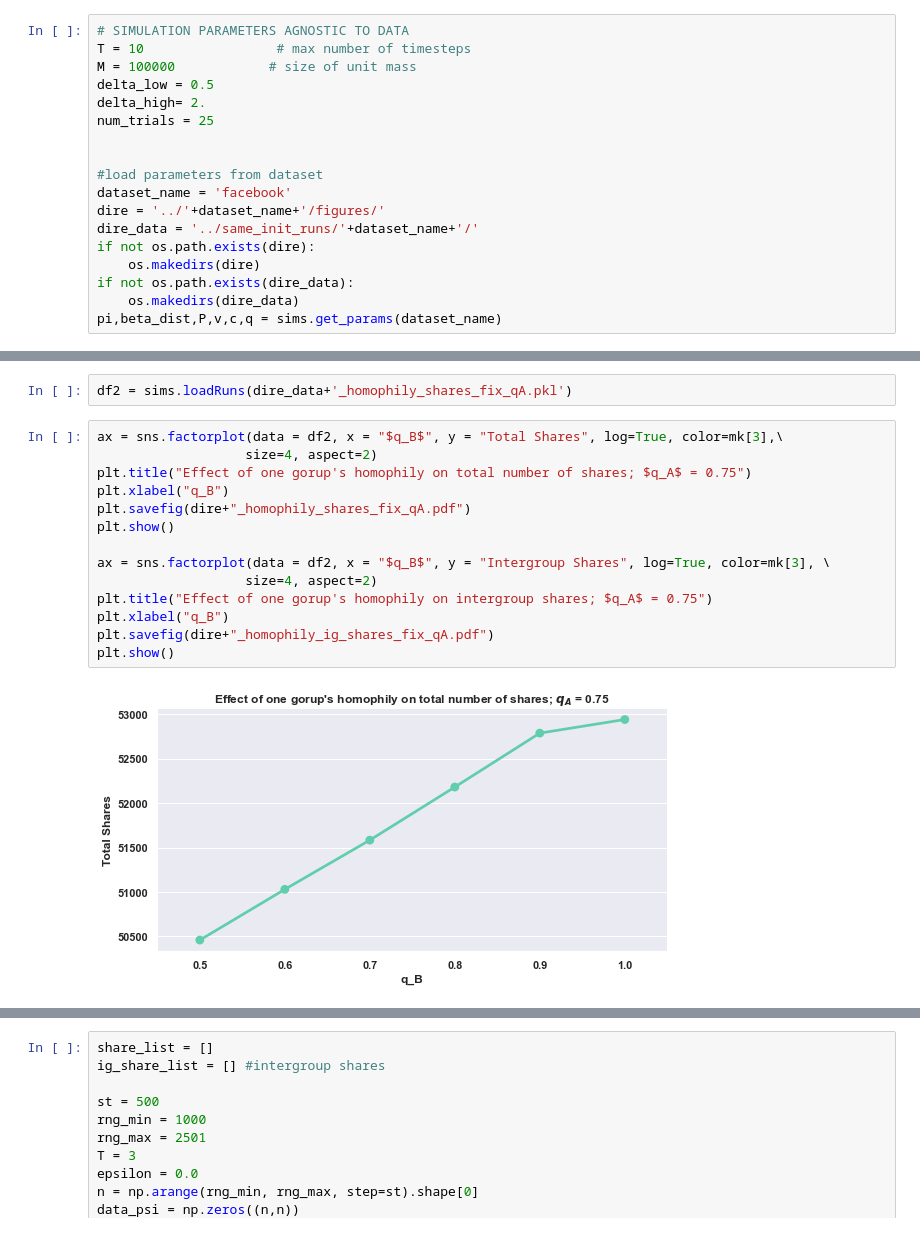
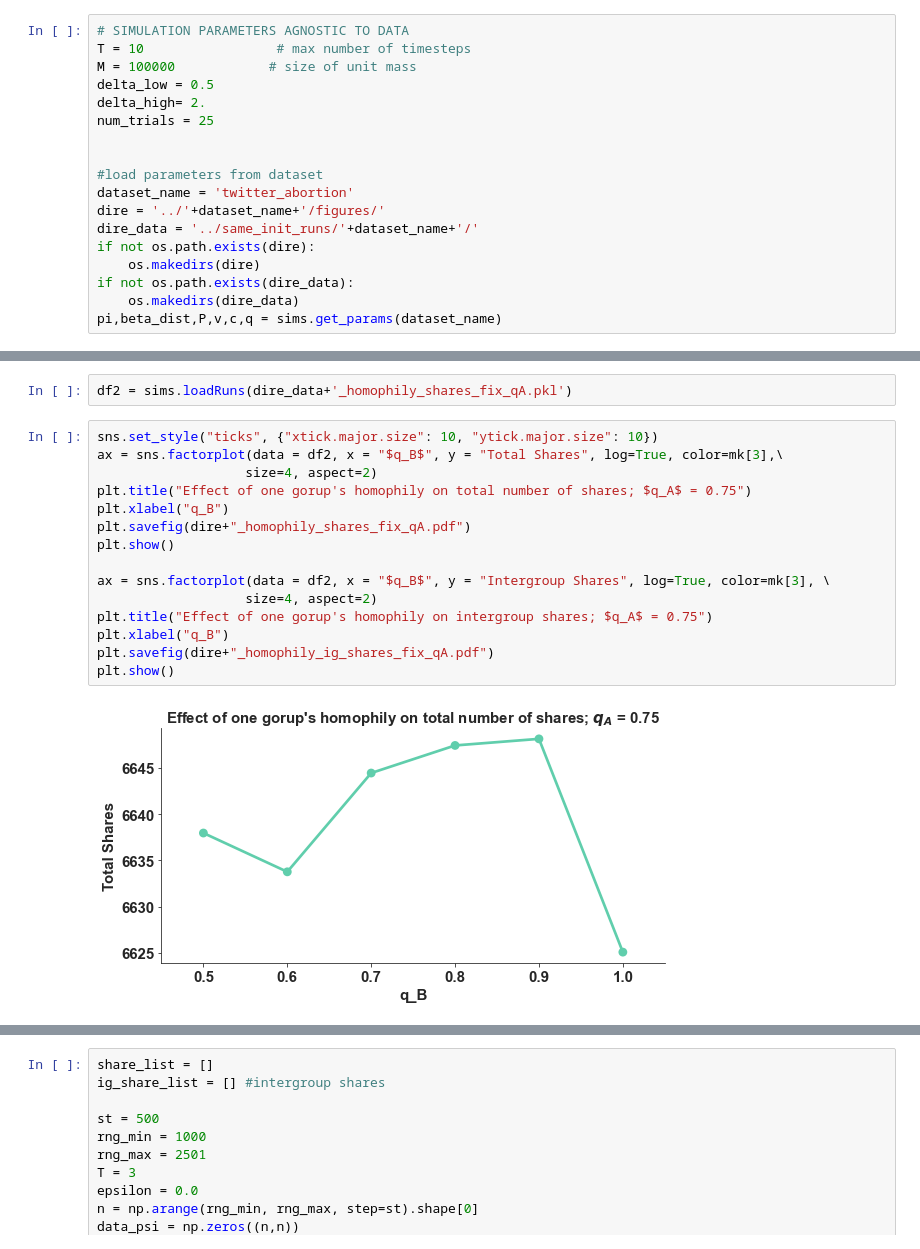
Before and after one commit to jfinocchiaro/long-term-fair-mdps, a Jupyter notebook: political-influence-refactored/notebooks/generate_runs.ipynb, the cells around one changed output, grey strips where cells are left out. Cells and saved outputs as stored; diff of their text form.

Commit message:
params for feaible region diff datasets

```diff
--- a/political-influence-refactored/notebooks/generate_runs.ipynb
+++ b/political-influence-refactored/notebooks/generate_runs.ipynb
@@ -51,7 +51,7 @@ num_trials = 25
 
 
 #load parameters from dataset
-dataset_name = 'facebook'
+dataset_name = 'twitter_abortion'
 dire = '../'+dataset_name+'/figures/'
 dire_data = '../same_init_runs/'+dataset_name+'/'
 if not os.path.exists(dire):
@@ -532,18 +526,19 @@ sims.saveRuns(df, dire_data+'_homophily_shares_fix_qA.pkl')
 # %%
 df2 = sims.loadRuns(dire_data+'_homophily_shares_fix_qA.pkl')
 # %%
+sns.set_style("ticks", {"xtick.major.size": 10, "ytick.major.size": 10})
 ax = sns.factorplot(data = df2, x = "$q_B$", y = "Total Shares", log=True, color=mk[3],\
                    size=4, aspect=2)
 plt.title("Effect of one gorup's homophily on total number of shares; $q_A$ = 0.75")
 plt.xlabel("q_B")
 plt.savefig(dire+"_homophily_shares_fix_qA.pdf")
 plt.show()
 
 ax = sns.factorplot(data = df2, x = "$q_B$", y = "Intergroup Shares", log=True, color=mk[3], \
                    size=4, aspect=2)
 plt.title("Effect of one gorup's homophily on intergroup shares; $q_A$ = 0.75")
 plt.xlabel("q_B")
 plt.savefig(dire+"_homophily_ig_shares_fix_qA.pdf")
 plt.show()
 # %% [output]
-[figure, old version]
+[figure, new version]
```
Also changed, not shown: parts of 17 cells of this notebook, 19 other files.
